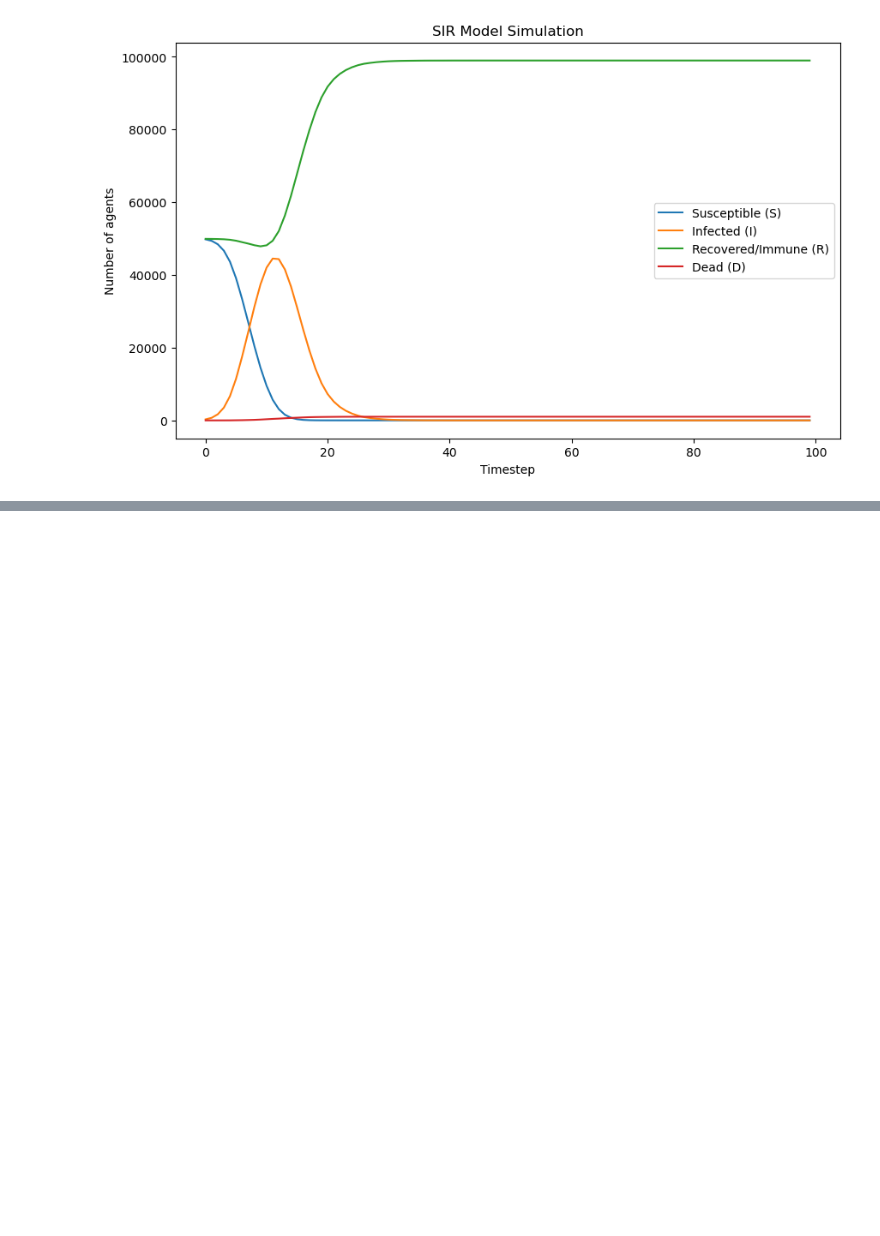
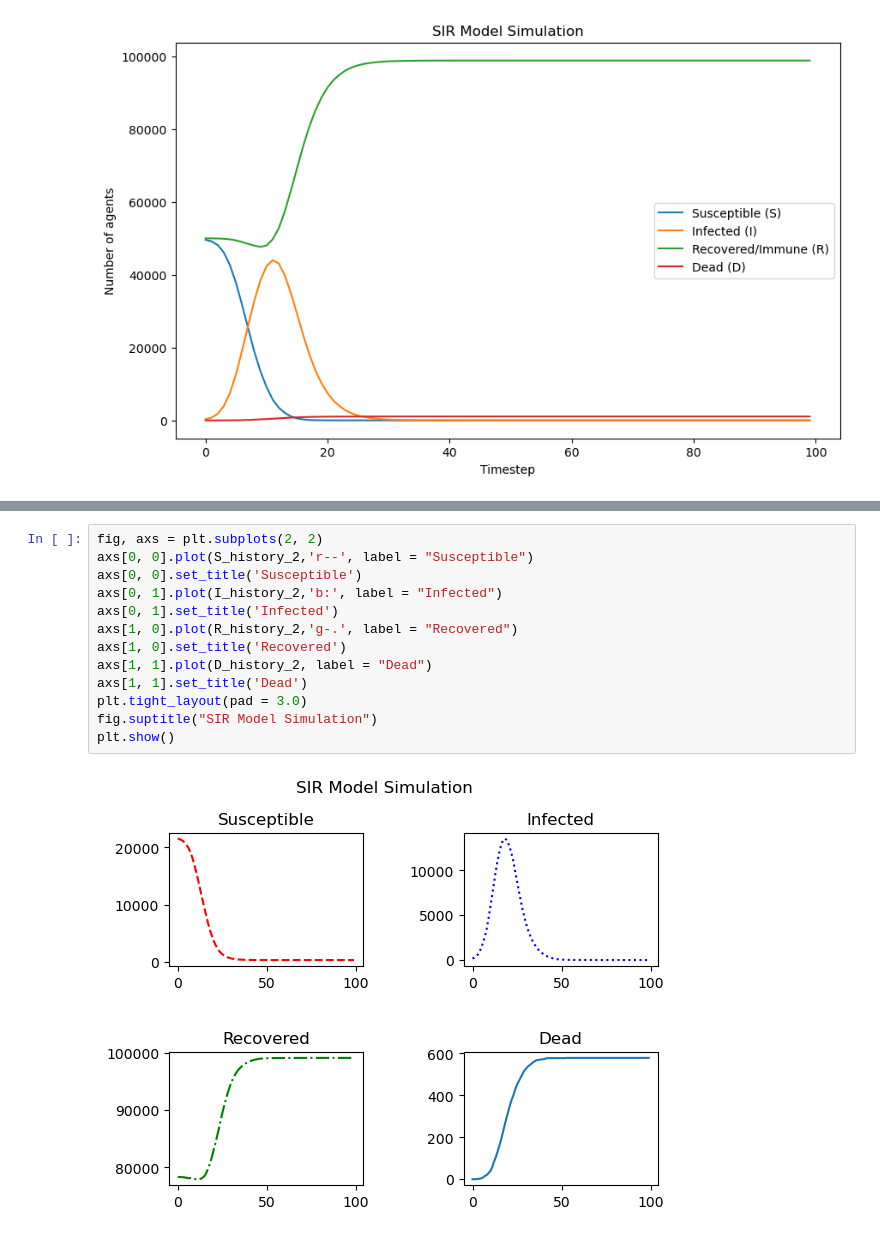
Before and after one commit to tovebrunell/ABM, a Jupyter notebook: Plotta_data.ipynb, the cells around one changed output, grey strips where cells are left out. Saved outputs shown, nothing was run; the diff lists cells and outputs as text; blank space fills up the shorter version.

```diff
--- a/Plotta_data.ipynb
+++ b/Plotta_data.ipynb
@@ -88,0 +138,15 @@ plt.show()
+# %%
+fig, axs = plt.subplots(2, 2)
+axs[0, 0].plot(S_history_2,'r--', label = "Susceptible")
+axs[0, 0].set_title('Susceptible')
+axs[0, 1].plot(I_history_2,'b:', label = "Infected")
+axs[0, 1].set_title('Infected')
+axs[1, 0].plot(R_history_2,'g-.', label = "Recovered")
+axs[1, 0].set_title('Recovered')
+axs[1, 1].plot(D_history_2, label = "Dead")
+axs[1, 1].set_title('Dead')
+plt.tight_layout(pad = 3.0)
+fig.suptitle("SIR Model Simulation")
+plt.show()
+# %% [output]
+[figure, added]
```
Also changed, not shown: parts of 14 cells of this notebook.
